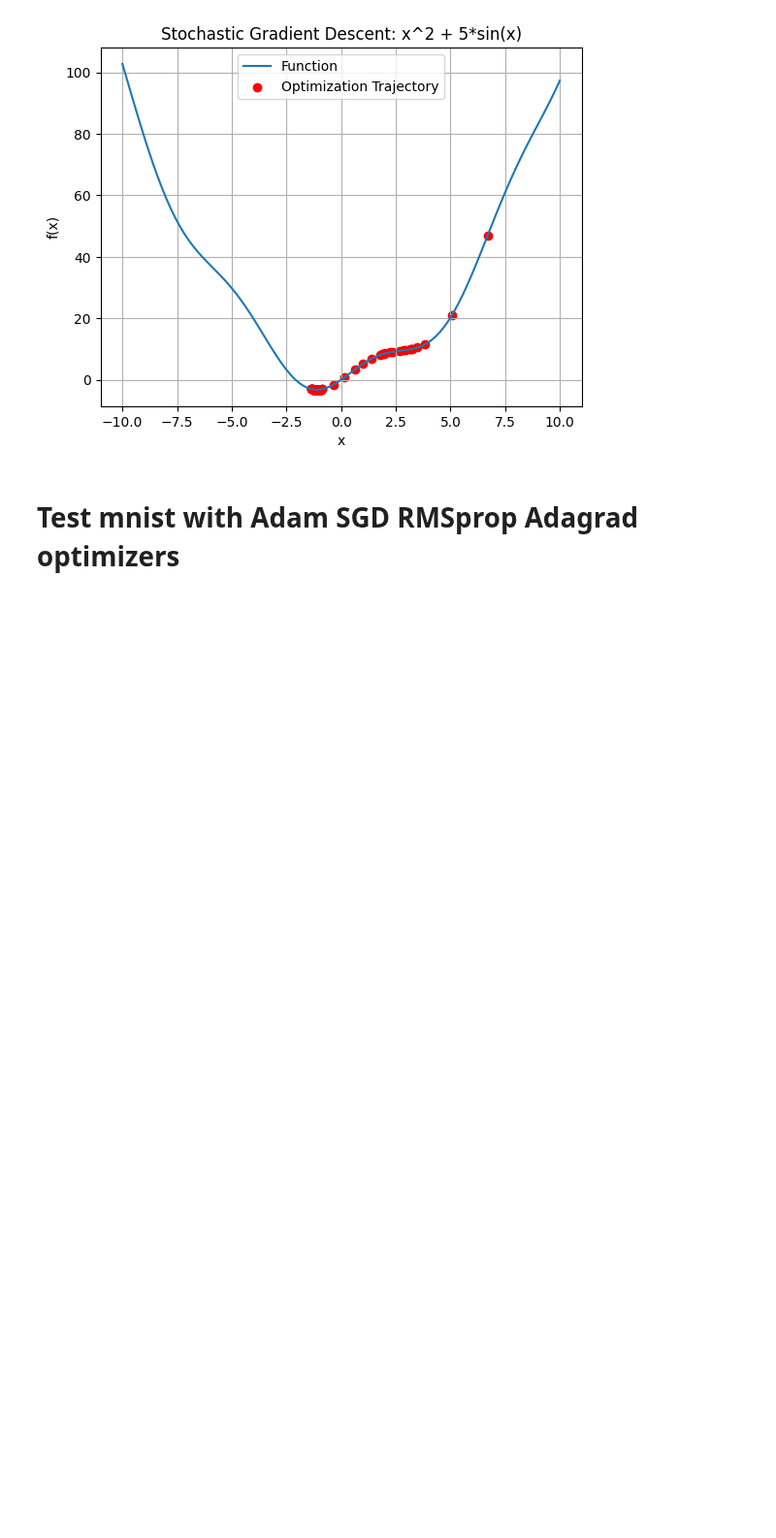
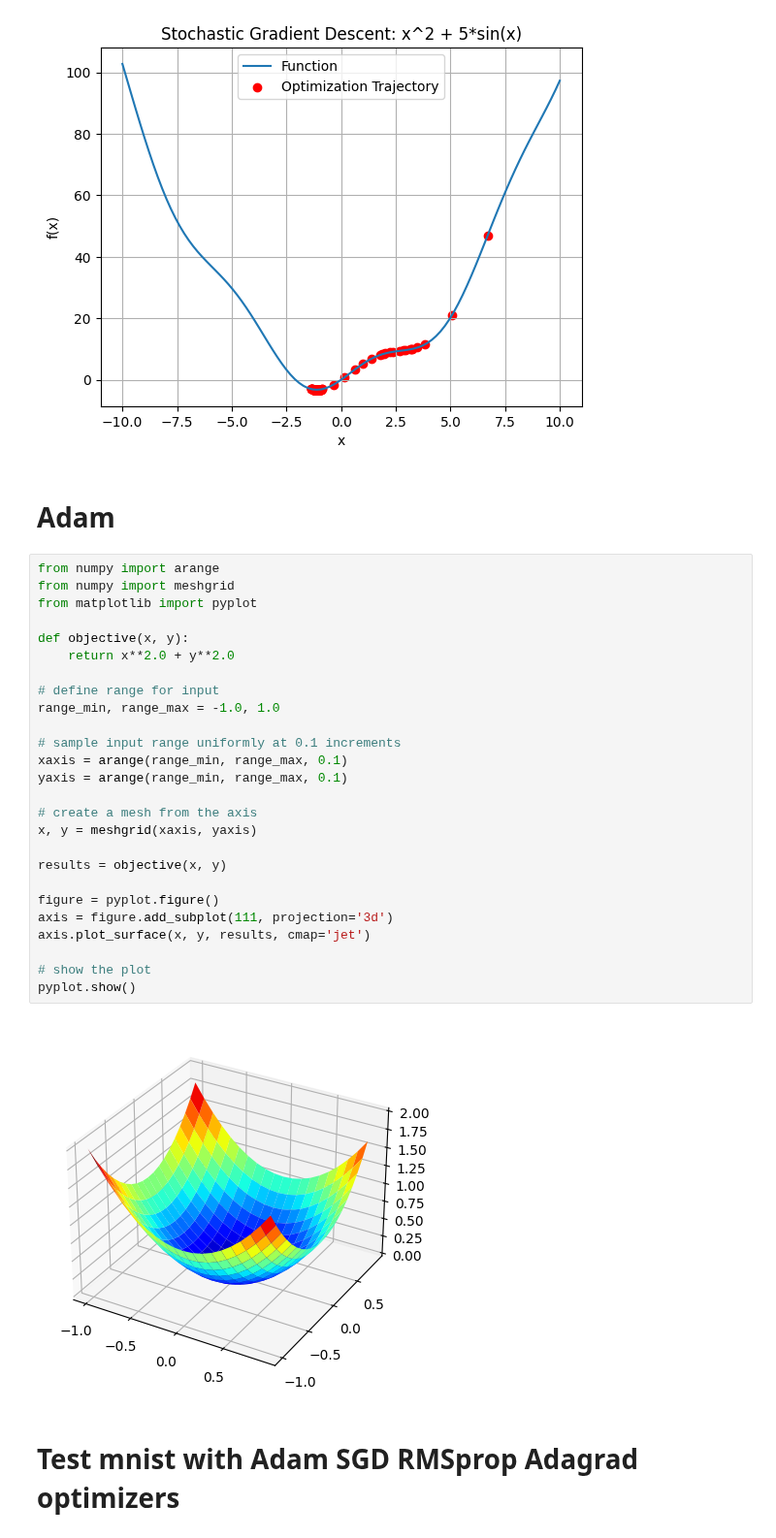
Before and after one commit to accesable/ML_Final, a Jupyter notebook: Question1/521H0489_HoHuuAn/Problem1.ipynb, the cells around one changed output. Shown at 97% size. Saved outputs shown, nothing was run; the diff lists cells and outputs as text; blank space fills up the shorter version.

```diff
--- a/Question1/521H0489_HoHuuAn/Problem1.ipynb
+++ b/Question1/521H0489_HoHuuAn/Problem1.ipynb
@@ -59,6 +59,36 @@ plt.grid(True)
 plt.show()
 # %% [output]
 [figure]
+# %% [markdown]
+# Adam
+# %%
+from numpy import arange
+from numpy import meshgrid
+from matplotlib import pyplot
+
+def objective(x, y):
+    return x**2.0 + y**2.0
+
+# define range for input
+range_min, range_max = -1.0, 1.0
+
+# sample input range uniformly at 0.1 increments
+xaxis = arange(range_min, range_max, 0.1)
+yaxis = arange(range_min, range_max, 0.1)
+
+# create a mesh from the axis
+x, y = meshgrid(xaxis, yaxis)
+
+results = objective(x, y)
+
+figure = pyplot.figure()
+axis = figure.add_subplot(111, projection='3d')
+axis.plot_surface(x, y, results, cmap='jet')
+
+# show the plot
+pyplot.show()
+# %% [output]
+[figure, added]
 # %% [markdown]
 # Test mnist with Adam SGD RMSprop Adagrad optimizers
 # %%
```
Also changed, not shown: 2 other files.
